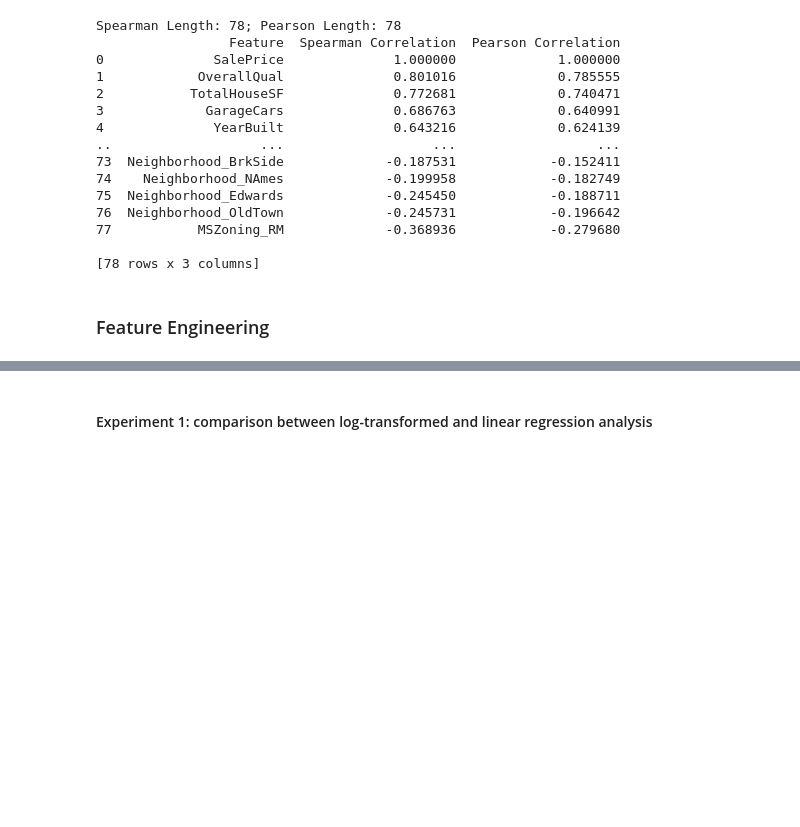
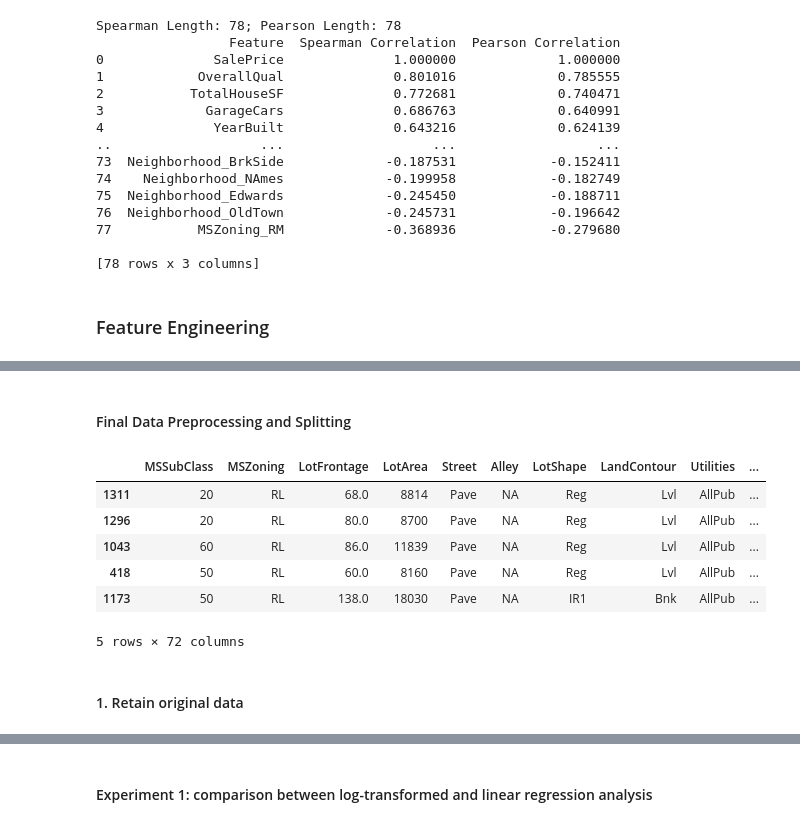
Before and after one commit to catherinehelenna/Predict-House-Price, a Jupyter notebook: code_for_eda_modeling.ipynb, the cells around one changed output, grey strips where cells are left out. Drawn from its saved outputs; the diff is of its cells as text; code cells hidden in the pictures; blank space fills up the shorter version.

```diff
--- a/code_for_eda_modeling.ipynb
+++ b/code_for_eda_modeling.ipynb
@@ -1077,0 +1081,2 @@ Spearman Length: 78; Pearson Length: 78
+# %% [markdown]
+#### Final Data Preprocessing and Splitting
@@ -1077,0 +1086,18 @@ Spearman Length: 78; Pearson Length: 78
+# %%
+# Step 1: Combine Related Features to Reduce Multicollinearity
+train_data_cleaned['TotalHouseSF'] = train_data_cleaned['GrLivArea'] + train_data_cleaned['TotalBsmtSF'] + train_data_cleaned['1stFlrSF']
+train_data_cleaned['TotalPorchSF'] = (train_data_cleaned['OpenPorchSF'] +
+                                       train_data_cleaned['EnclosedPorch'] +
+                                       train_data_cleaned['3SsnPorch'] +
+                                       train_data_cleaned['ScreenPorch'] +
+                                       train_data_cleaned['WoodDeckSF'])
+
+# Drop original features that have been combined
+train_data_cleaned = train_data_cleaned.drop(columns=['GrLivArea',
+                                                       'TotalBsmtSF',
+                                                       '1stFlrSF',
+                                                       'OpenPorchSF',
+                                                       'EnclosedPorch',
+                                                       '3SsnPorch',
+                                                       'ScreenPorch',
+                                                       'WoodDeckSF'])
@@ -1077,0 +1115,12 @@ Spearman Length: 78; Pearson Length: 78
+# %%
+X_train.head()
+# %% [output]
+|  | MSSubClass | MSZoning | LotFrontage | LotArea | Street | Alley | LotShape | LandContour | Utilities | ... |
+| 1311 | 20 | RL | 68.0 | 8814 | Pave | NA | Reg | Lvl | AllPub | ... |
+| 1296 | 20 | RL | 80.0 | 8700 | Pave | NA | Reg | Lvl | AllPub | ... |
+| 1043 | 60 | RL | 86.0 | 11839 | Pave | NA | Reg | Lvl | AllPub | ... |
+| 418 | 50 | RL | 60.0 | 8160 | Pave | NA | Reg | Lvl | AllPub | ... |
+| 1173 | 50 | RL | 138.0 | 18030 | Pave | NA | IR1 | Bnk | AllPub | ... |
+5 rows × 72 columns
+# %% [markdown]
+#### 1. Retain original data
```
Also changed, not shown: parts of 48 cells of this notebook.
